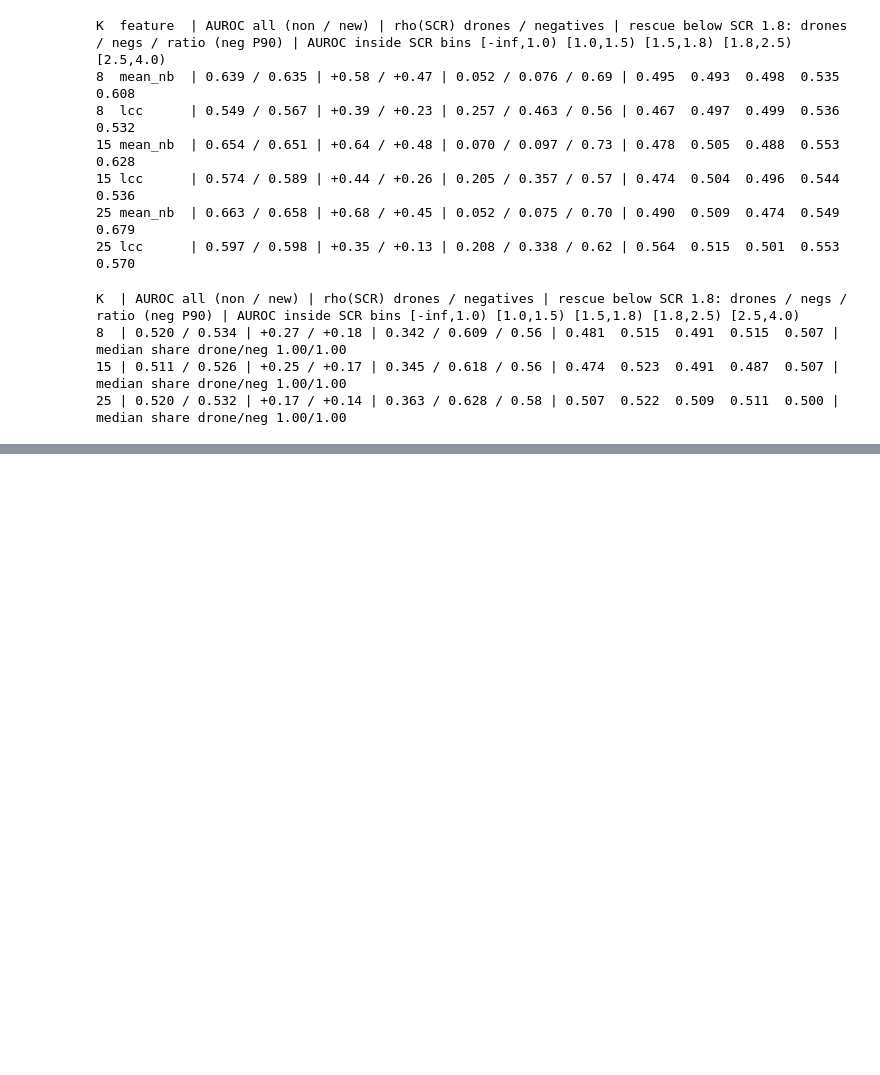
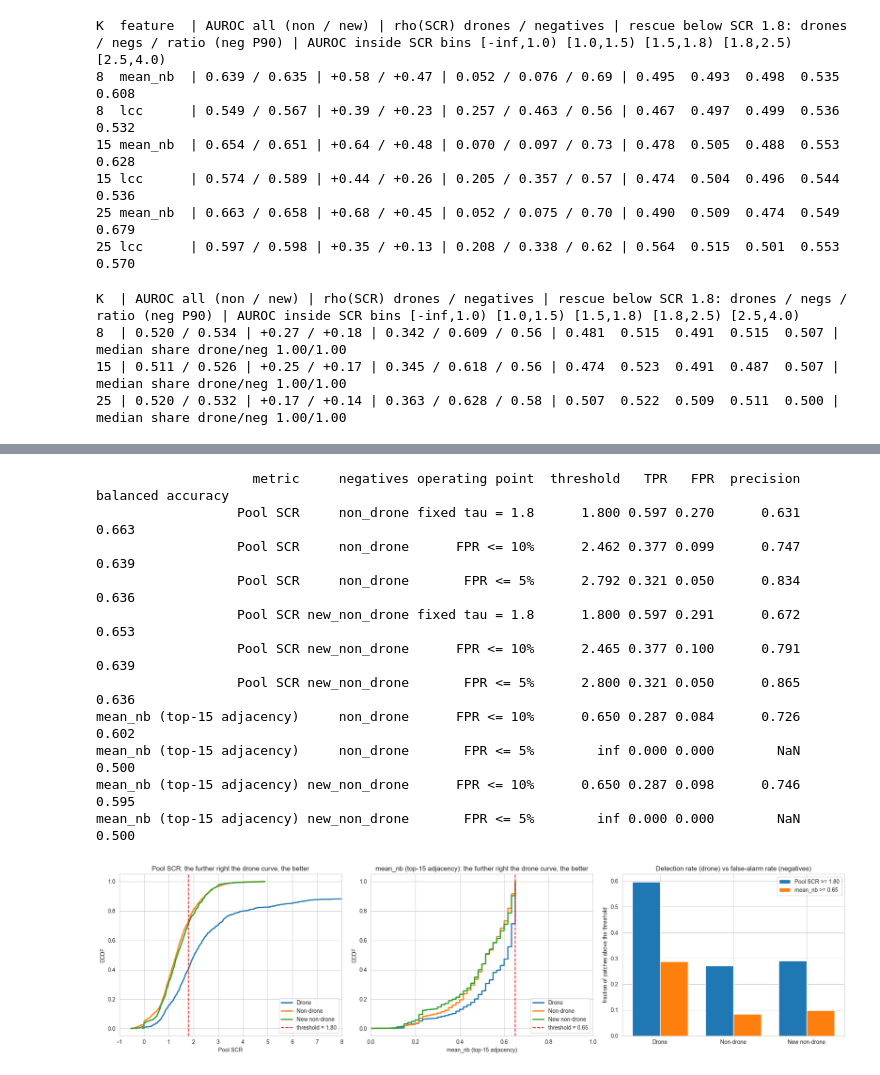
Before and after one commit to shelly-serafimovich/target-aware-infrared-sr, a Jupyter notebook: METRICS_EDA/RESULTS/EDA_executed.ipynb, the cells around one changed output, grey strips where cells are left out. Drawn from its saved outputs; the diff is of its cells as text; code cells hidden in the pictures; blank space fills up the shorter version.

```diff
--- a/METRICS_EDA/RESULTS/EDA_executed.ipynb
+++ b/METRICS_EDA/RESULTS/EDA_executed.ipynb
@@ -2699,0 +3056,70 @@ K  | AUROC all (non / new) | rho(SCR) drones / negatives | rescue below SCR 1.8:
+# %%
+# ── 25b: ECDFs and operating points of pool SCR and mean_nb, per negative group ──
+SCR_NAME, NB_NAME = "Pool SCR", f"mean_nb (top-{TOPK_MAIN} adjacency)"
+
+
+def thr_at_fpr(n, fpr):
+    """Smallest threshold t with P(negative >= t) <= fpr; inf when the tied scores make that FPR unreachable."""
+    for t in np.unique(n):
+        if np.mean(n >= t) <= fpr:
+            return float(t)
+    return np.inf
+
+
+op_rows = []
+for name in (SCR_NAME, NB_NAME):
+    d = metric_values[name]["drone"]
+    for neg_group in _NEGS:
+        n = metric_values[name][neg_group]
+        points = ([(f"fixed tau = {pool_tau_fixed}", pool_tau_fixed)] if name == SCR_NAME else []) + [
+            ("FPR <= 10%", thr_at_fpr(n, 0.10)), ("FPR <= 5%", thr_at_fpr(n, 0.05))]
+        for label, t in points:
+            tp, fp = int(np.sum(d >= t)), int(np.sum(n >= t))
+            tpr, fpr = tp / d.size, fp / n.size
+            op_rows.append({"metric": name, "negatives": neg_group, "operating point": label, "threshold": round(t, 3),
+                            "TPR": round(tpr, 3), "FPR": round(fpr, 3),
+                            "precision": round(tp / (tp + fp), 3) if tp + fp else np.nan,
+                            "balanced accuracy": round(0.5 * (tpr + 1 - fpr), 3)})
+op_df = pd.DataFrame(op_rows)
+op_df.to_csv(os.path.join(APPENDIX_DIR, "table_operating_points.csv"), index=False)
+print(op_df.to_string(index=False))
+
+NB_THR = thr_at_fpr(np.concatenate([mean_nb[g] for g in _NEGS]), 0.10)
+fig, axes = plt.subplots(1, 3, figsize=(19, 5))
+for ax, name, xlim, thr in ((axes[0], SCR_NAME, (-1, 8), pool_tau_fixed), (axes[1], NB_NAME, (0, 1), NB_THR)):
+    for g in _GROUPS:
+        x = np.sort(metric_values[name][g])
+        ax.plot(x, np.arange(1, x.size + 1) / x.size, color=_COLORS[g], lw=2.2, label=_LABELS[g])
+    ax.axvline(thr, color="red", ls="--", lw=1.5, label=f"threshold = {thr:.2f}")
+    ax.set_xlim(*xlim)
+    ax.set_xlabel(name)
+    ax.set_ylabel("ECDF")
+    ax.set_title(f"{name}: the further right the drone curve, the better")
+    ax.legend(frameon=True, loc="lower right")
+
+ax = axes[2]
+width = 0.38
+for j, (name, thr) in enumerate(((SCR_NAME, pool_tau_fixed), (NB_NAME, NB_THR))):
+    rates = [float(np.mean(metric_values[name][g] >= thr)) for g in _GROUPS]
+    ax.bar(np.arange(3) + (j - 0.5) * width, rates, width, label=f"{name.split(' (')[0]} >= {thr:.2f}")
+ax.set_xticks(range(3))
+ax.set_xticklabels([_LABELS[g] for g in _GROUPS])
+ax.set_ylabel("fraction of patches above the threshold")
+ax.set_title("Detection rate (drone) vs false-alarm rate (negatives)")
+ax.legend(frameon=True)
+plt.tight_layout()
+plt.savefig(os.path.join(APPENDIX_DIR, "fig_ecdf_and_operating_points.png"), dpi=160)
+plt.show()
+# %% [output]
+                    metric     negatives operating point  threshold   TPR   FPR  precision  balanced accuracy
+                  Pool SCR     non_drone fixed tau = 1.8      1.800 0.597 0.270      0.631              0.663
+                  Pool SCR     non_drone      FPR <= 10%      2.462 0.377 0.099      0.747              0.639
+                  Pool SCR     non_drone       FPR <= 5%      2.792 0.321 0.050      0.834              0.636
+                  Pool SCR new_non_drone fixed tau = 1.8      1.800 0.597 0.291      0.672              0.653
+                  Pool SCR new_non_drone      FPR <= 10%      2.465 0.377 0.100      0.791              0.639
+                  Pool SCR new_non_drone       FPR <= 5%      2.800 0.321 0.050      0.865              0.636
+mean_nb (top-15 adjacency)     non_drone      FPR <= 10%      0.650 0.287 0.084      0.726              0.602
+mean_nb (top-15 adjacency)     non_drone       FPR <= 5%        inf 0.000 0.000        NaN              0.500
+mean_nb (top-15 adjacency) new_non_drone      FPR <= 10%      0.650 0.287 0.098      0.746              0.595
+mean_nb (top-15 adjacency) new_non_drone       FPR <= 5%        inf 0.000 0.000        NaN              0.500
+[figure, added]
```
Also changed, not shown: parts of 20 cells of this notebook, 40 other files.
